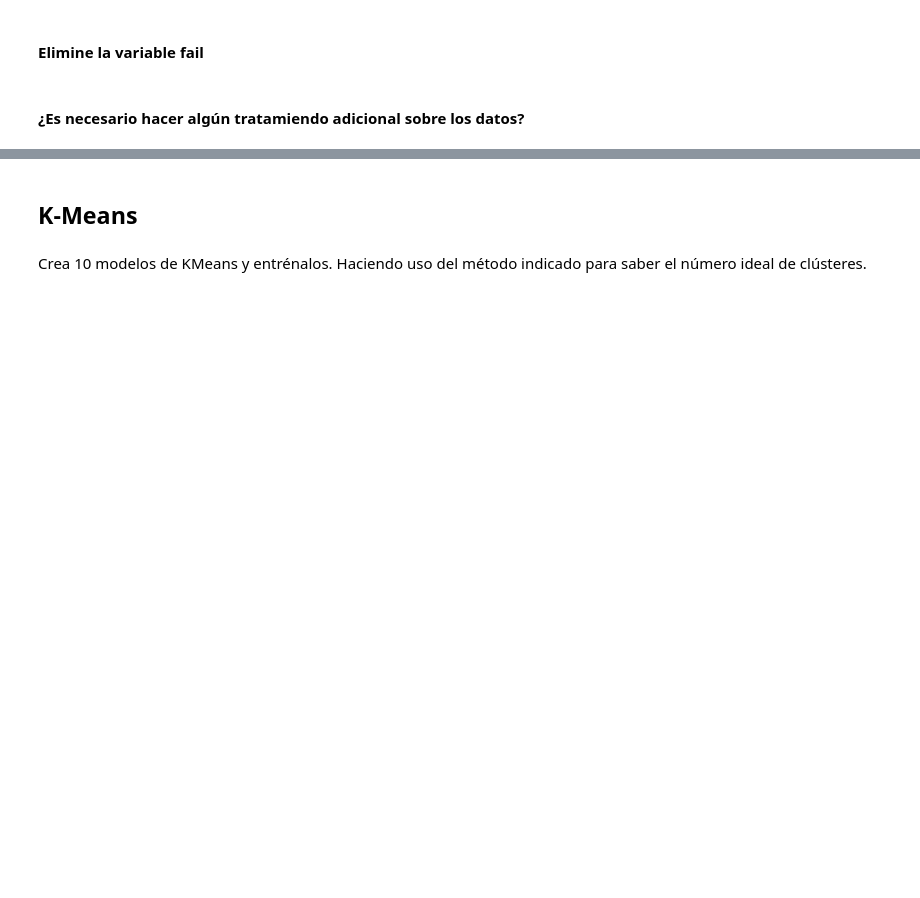
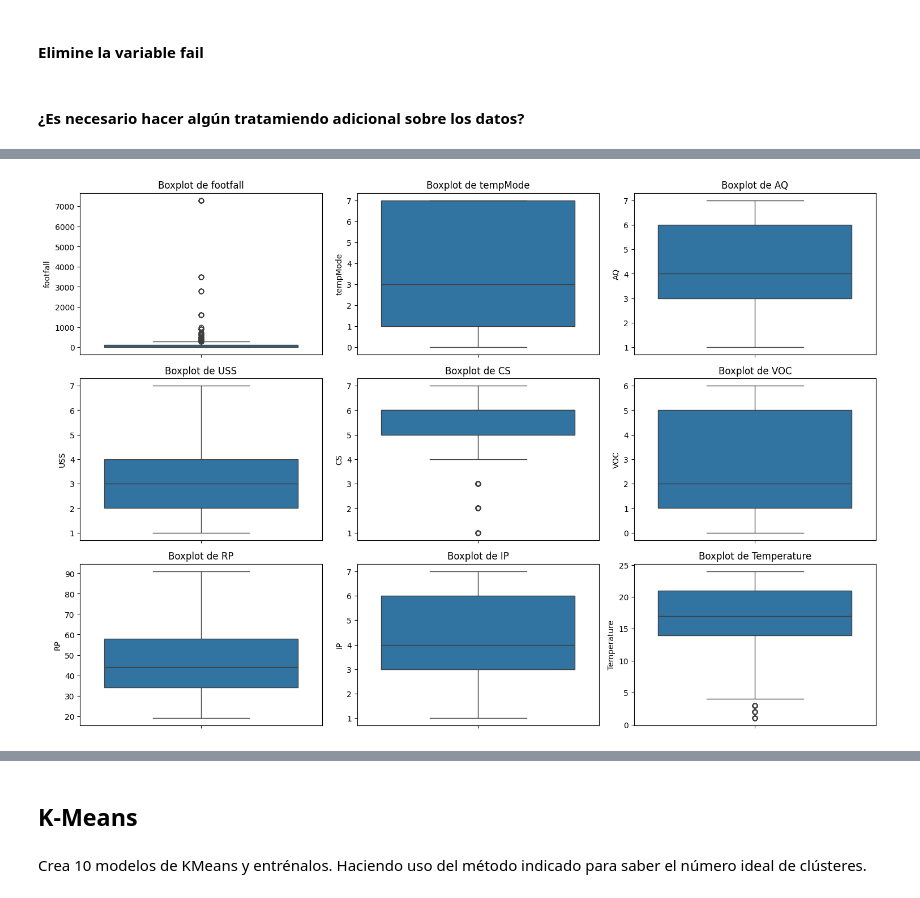
Before and after one commit to cabamarcos/clustering-algorithms-comparison, a Jupyter notebook: muinar07_act1_Notebook.ipynb, the cells around one changed output, grey strips where cells are left out. Cells and saved outputs as stored; diff of their text form; code cells hidden in the pictures; blank space fills up the shorter version.

```diff
--- a/muinar07_act1_Notebook.ipynb
+++ b/muinar07_act1_Notebook.ipynb
@@ -124,0 +210,10 @@ No tiene datos nulos, tampoco faltantes, ya que
+# %%
+plt.figure(figsize=(15, 10))
+for i, column in enumerate(df.columns, 1):
+    plt.subplot(3, 3, i)
+    sns.boxplot(data=df, y=column)
+    plt.title(f'Boxplot de {column}')
+plt.tight_layout()
+plt.show()
+# %% [output]
+[figure, added]
```
Also changed, not shown: parts of 36 cells of this notebook.
